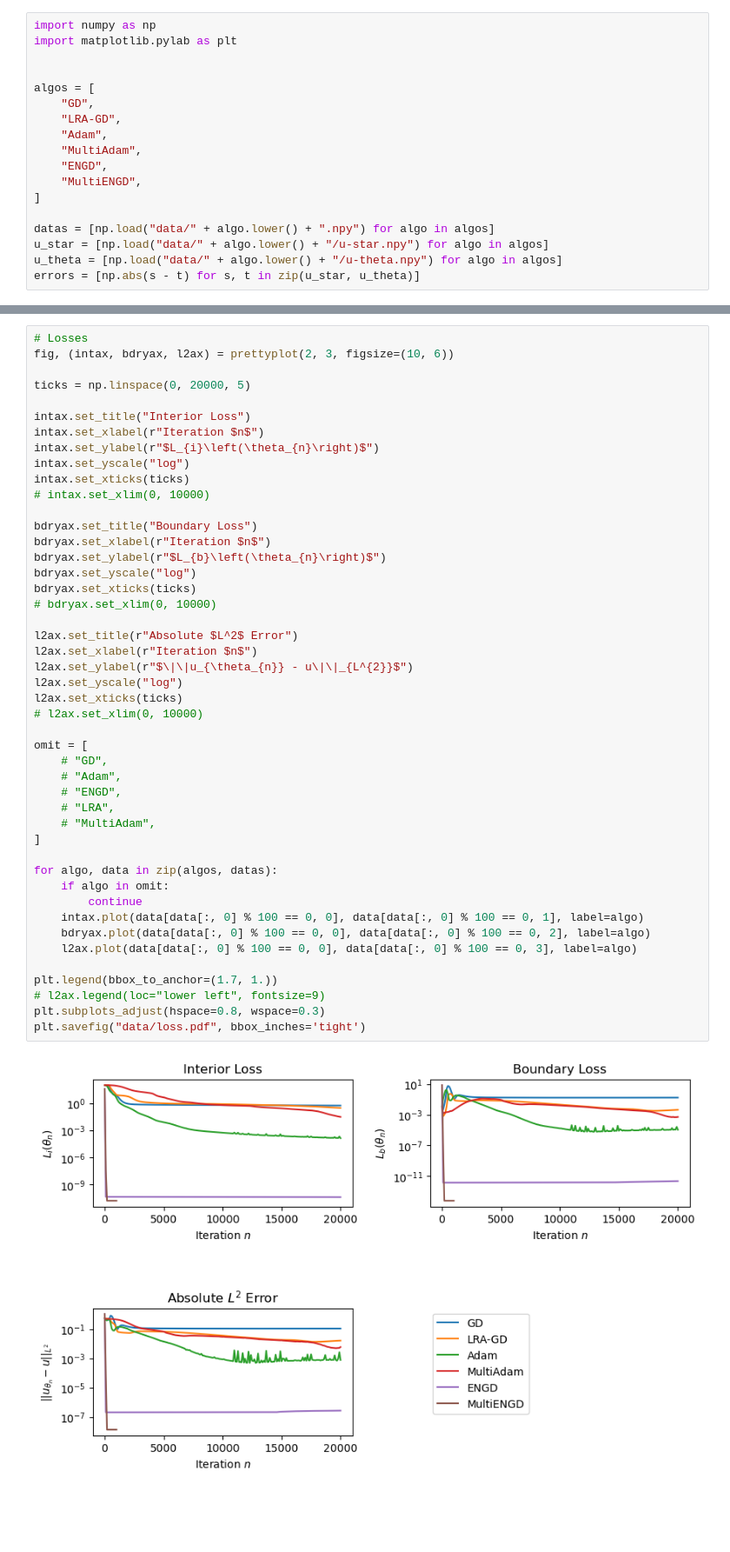
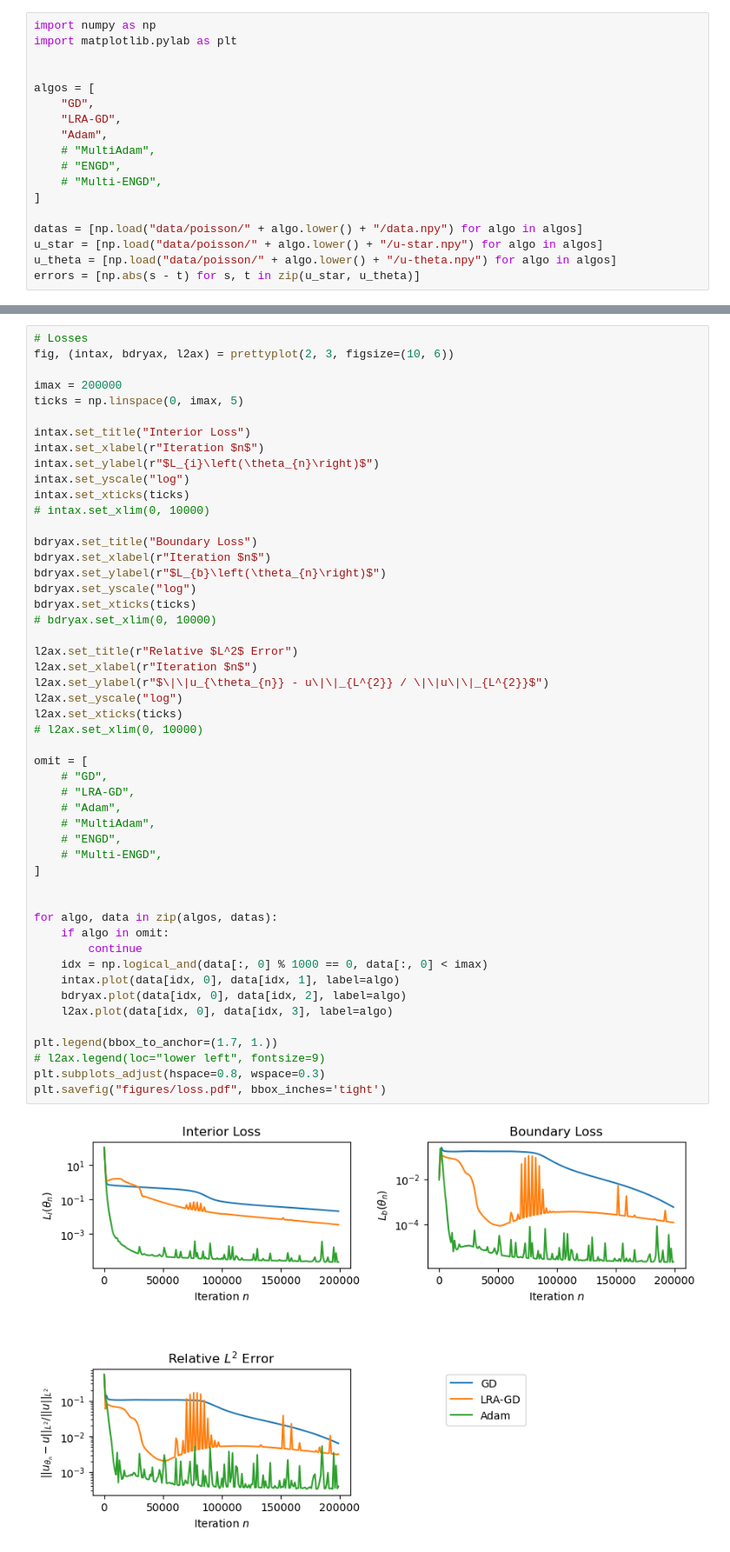
Before and after one commit to jkquigley/Natural-Gradient-PINNs-ICML23, a Jupyter notebook: plotter.ipynb, the cells around one changed output, grey strips where cells are left out. Shown at 87% size. Drawn from its saved outputs; the diff is of its cells as text; blank space fills up the shorter version.

```diff
--- a/plotter.ipynb
+++ b/plotter.ipynb
@@ -7,14 +7,14 @@ algos = [
     "GD",
     "LRA-GD",
     "Adam",
-    "MultiAdam",
-    "ENGD",
-    "MultiENGD",
+    # "MultiAdam",
+    # "ENGD",
+    # "Multi-ENGD",
 ]
 
-datas = [np.load("data/" + algo.lower() + ".npy") for algo in algos]
-u_star = [np.load("data/" + algo.lower() + "/u-star.npy") for algo in algos]
-u_theta = [np.load("data/" + algo.lower() + "/u-theta.npy") for algo in algos]
+datas = [np.load("data/poisson/" + algo.lower() + "/data.npy") for algo in algos]
+u_star = [np.load("data/poisson/" + algo.lower() + "/u-star.npy") for algo in algos]
+u_theta = [np.load("data/poisson/" + algo.lower() + "/u-theta.npy") for algo in algos]
 errors = [np.abs(s - t) for s, t in zip(u_star, u_theta)]
 # %%
 def prettyplot(ncols, nplots, **kwargs):
@@ -41,7 +41,8 @@ def prettyplot(ncols, nplots, **kwargs):
 # Losses
 fig, (intax, bdryax, l2ax) = prettyplot(2, 3, figsize=(10, 6))
 
-ticks = np.linspace(0, 20000, 5)
+imax = 200000
+ticks = np.linspace(0, imax, 5)
 
 intax.set_title("Interior Loss")
 intax.set_xlabel(r"Iteration $n$")
@@ -49,42 +50,45 @@ intax.set_ylabel(r"$L_{i}\left(\theta_{n}\right)$")
 intax.set_yscale("log")
 intax.set_xticks(ticks)
 # intax.set_xlim(0, 10000)
 
 bdryax.set_title("Boundary Loss")
 bdryax.set_xlabel(r"Iteration $n$")
 bdryax.set_ylabel(r"$L_{b}\left(\theta_{n}\right)$")
 bdryax.set_yscale("log")
 bdryax.set_xticks(ticks)
 # bdryax.set_xlim(0, 10000)
 
-l2ax.set_title(r"Absolute $L^2$ Error")
+l2ax.set_title(r"Relative $L^2$ Error")
 l2ax.set_xlabel(r"Iteration $n$")
-l2ax.set_ylabel(r"$\|\|u_{\theta_{n}} - u\|\|_{L^{2}}$")
+l2ax.set_ylabel(r"$\|\|u_{\theta_{n}} - u\|\|_{L^{2}} / \|\|u\|\|_{L^{2}}$")
 l2ax.set_yscale("log")
 l2ax.set_xticks(ticks)
 # l2ax.set_xlim(0, 10000)
 
 omit = [
     # "GD",
+    # "LRA-GD",
     # "Adam",
+    # "MultiAdam",
     # "ENGD",
-    # "LRA",
-    # "MultiAdam",
+    # "Multi-ENGD",
 ]
+
 
 for algo, data in zip(algos, datas):
     if algo in omit:
         continue
-    intax.plot(data[data[:, 0] % 100 == 0, 0], data[data[:, 0] % 100 == 0, 1], label=algo)
-    bdryax.plot(data[data[:, 0] % 100 == 0, 0], data[data[:, 0] % 100 == 0, 2], label=algo)
-    l2ax.plot(data[data[:, 0] % 100 == 0, 0], data[data[:, 0] % 100 == 0, 3], label=algo)
+    idx = np.logical_and(data[:, 0] % 1000 == 0, data[:, 0] < imax)
+    intax.plot(data[idx, 0], data[idx, 1], label=algo)
+    bdryax.plot(data[idx, 0], data[idx, 2], label=algo)
+    l2ax.plot(data[idx, 0], data[idx, 3], label=algo)
 
 plt.legend(bbox_to_anchor=(1.7, 1.))
 # l2ax.legend(loc="lower left", fontsize=9)
 plt.subplots_adjust(hspace=0.8, wspace=0.3)
-plt.savefig("data/loss.pdf", bbox_inches='tight')
+plt.savefig("figures/loss.pdf", bbox_inches='tight')
 # %% [output]
-[figure, old version]
+[figure, new version]
 # %%
 # # Losses
 # fig, (intax, bdryax, l2ax) = prettyplot(3, 3, figsize=(12, 3))
```
Also changed, not shown: parts of 1 cell of this notebook, 11 other files.
